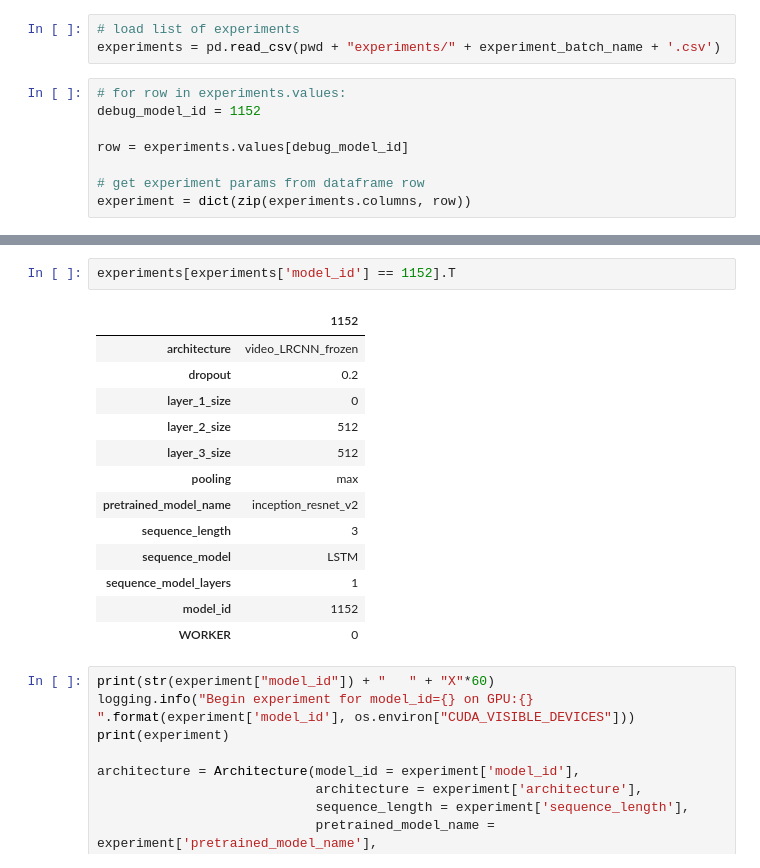
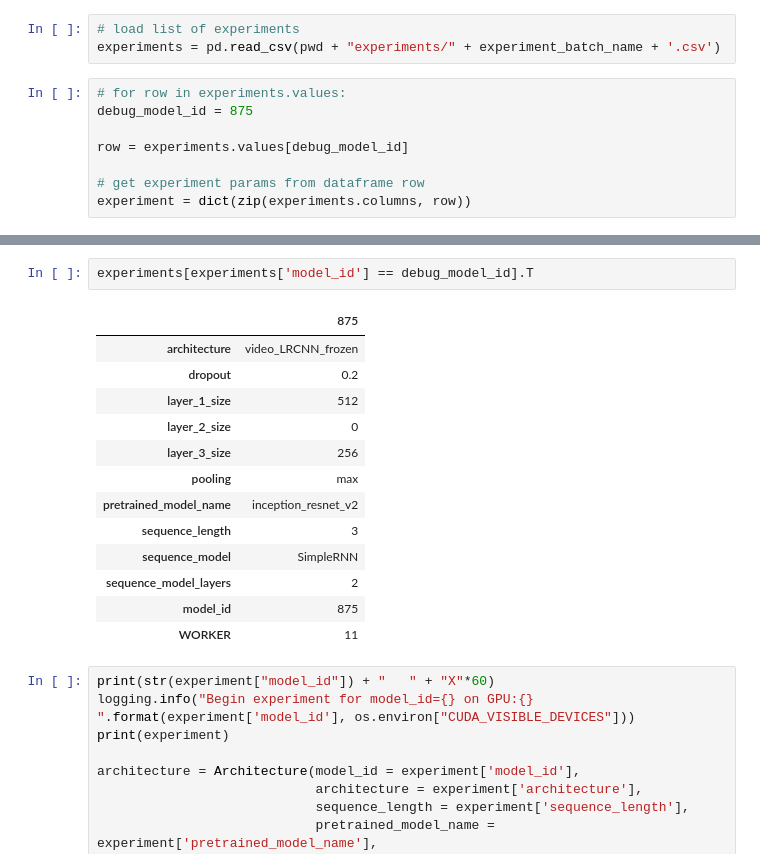
Before and after one commit to alxcnwy/Deep-Neural-Networks-for-Video-Classification, a Jupyter notebook: notebooks/experiments_create_lists.ipynb, the cells around one changed output, grey strips where cells are left out. Drawn from its saved outputs; the diff is of its cells as text.

Commit message:
update experiments

```diff
--- a/notebooks/experiments_create_lists.ipynb
+++ b/notebooks/experiments_create_lists.ipynb
@@ -444,7 +442,7 @@ logger.info("Start worker {} (GPU={}) processing {}".format(WORKER_ID, GPU_ID, e
 experiments = pd.read_csv(pwd + "experiments/" + experiment_batch_name + '.csv')
 # %%
 # for row in experiments.values:
-debug_model_id = 1152
+debug_model_id = 875
 
 row = experiments.values[debug_model_id]
 
@@ -481,19 +476,19 @@ experiments.head()
 # %%
-experiments[experiments['model_id'] == 1152].T
+experiments[experiments['model_id'] == debug_model_id].T
 # %% [output]
-|  | 1152 |
+|  | 875 |
 | architecture | video_LRCNN_frozen |
 | dropout | 0.2 |
-| layer_1_size | 0 |
-| layer_2_size | 512 |
-| layer_3_size | 512 |
+| layer_1_size | 512 |
+| layer_2_size | 0 |
+| layer_3_size | 256 |
 | pooling | max |
 | pretrained_model_name | inception_resnet_v2 |
 | sequence_length | 3 |
-| sequence_model | LSTM |
-| sequence_model_layers | 1 |
-| model_id | 1152 |
-| WORKER | 0 |
+| sequence_model | SimpleRNN |
+| sequence_model_layers | 2 |
+| model_id | 875 |
+| WORKER | 11 |
 # %%
 print(str(experiment["model_id"]) + "   " + "X"*60)
 logging.info("Begin experiment for model_id={} on GPU:{} ".format(experiment['model_id'], os.environ["CUDA_VISIBLE_DEVICES"]))
```
Also changed, not shown: parts of 12 cells of this notebook, 1 other file.
